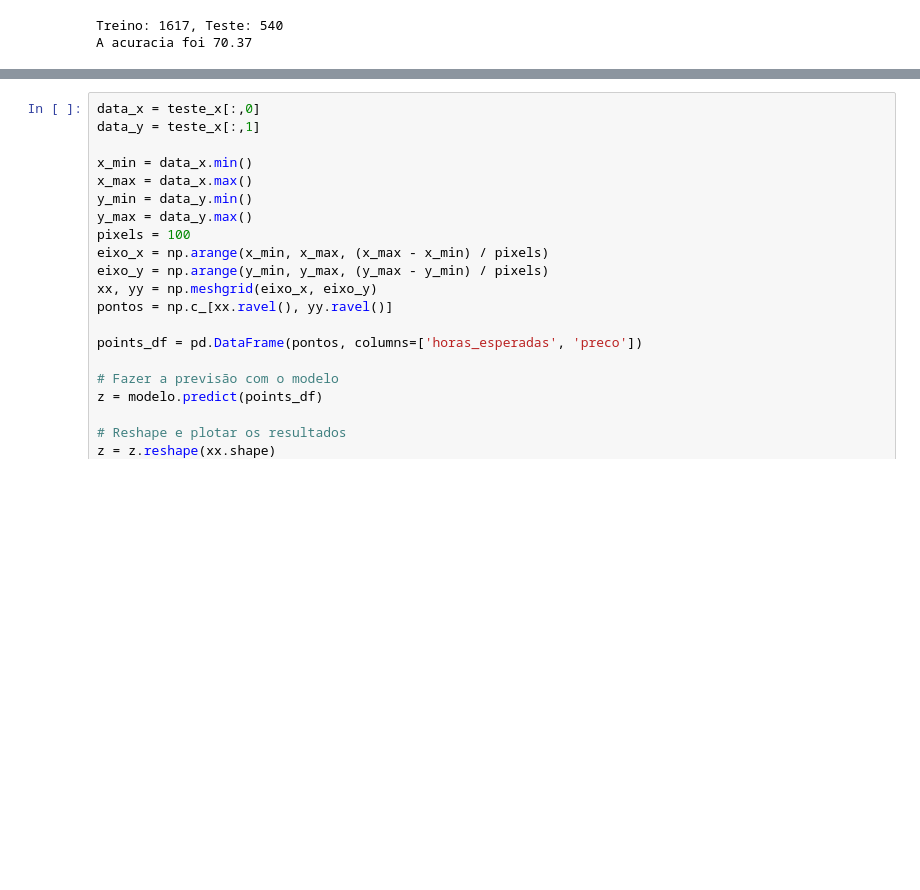
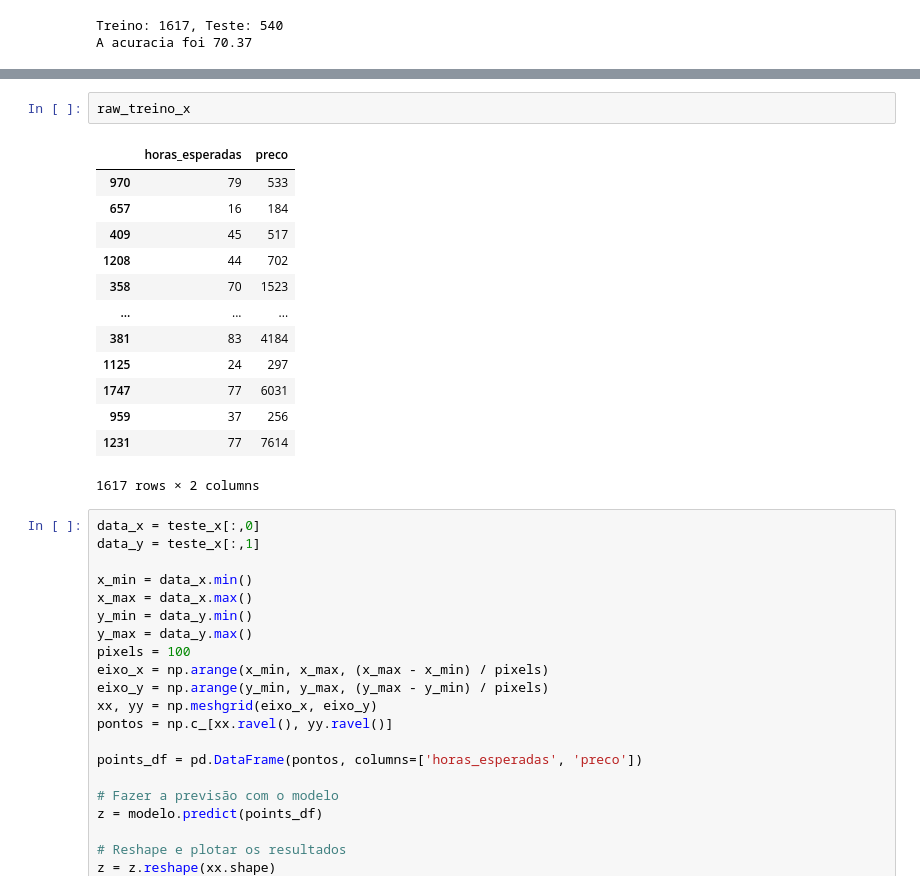
Before and after one commit to luwired/ml-studies, a Jupyter notebook: course/Projeto03_Classificacao.ipynb, the cells around one changed output, grey strips where cells are left out. Drawn from its saved outputs; the diff is of its cells as text; blank space fills up the shorter version.

```diff
--- a/course/Projeto03_Classificacao.ipynb
+++ b/course/Projeto03_Classificacao.ipynb
@@ -226,3 +240,19 @@ A acuracia foi 70.37
+# %%
+raw_treino_x
+# %% [output]
+|  | horas_esperadas | preco |
+| 970 | 79 | 533 |
+| 657 | 16 | 184 |
+| 409 | 45 | 517 |
+| 1208 | 44 | 702 |
+| 358 | 70 | 1523 |
+| ... | ... | ... |
+| 381 | 83 | 4184 |
+| 1125 | 24 | 297 |
+| 1747 | 77 | 6031 |
+| 959 | 37 | 256 |
+| 1231 | 77 | 7614 |
+1617 rows × 2 columns
 # %%
 data_x = teste_x[:,0]
 data_y = teste_x[:,1]
```
Also changed, not shown: parts of 3 cells of this notebook, 1 other file.
